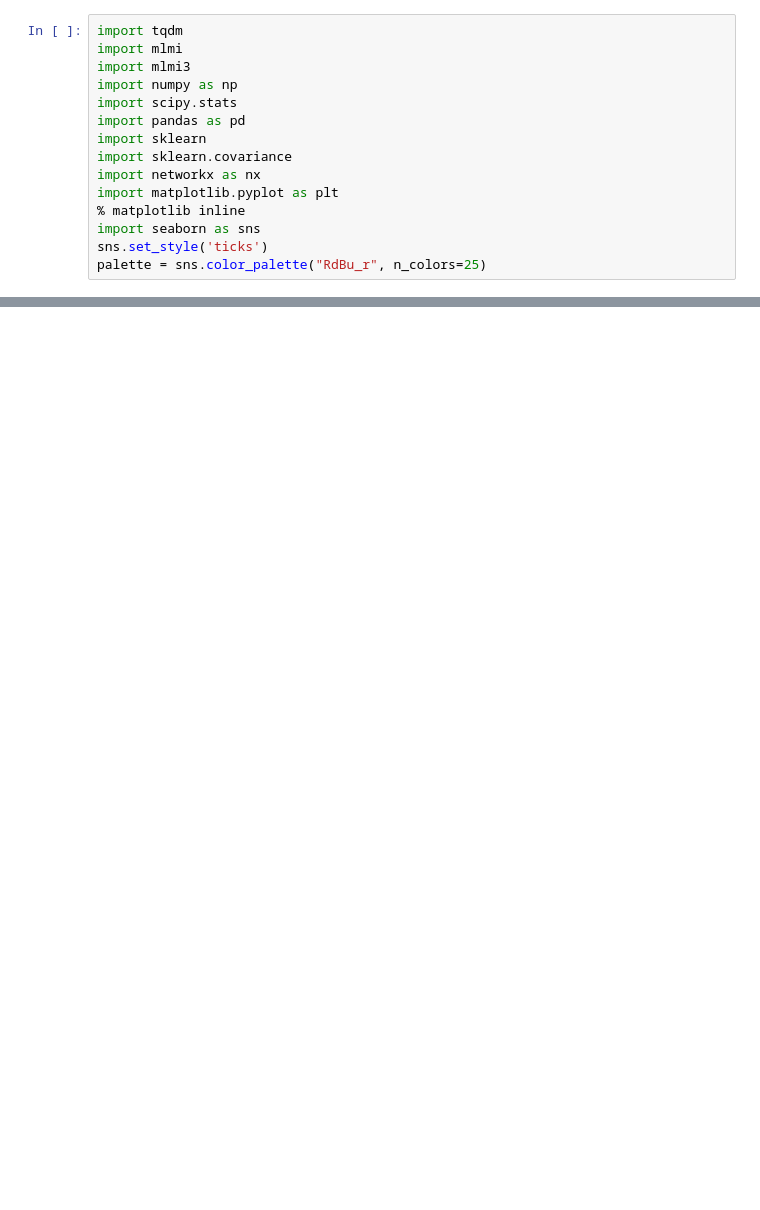
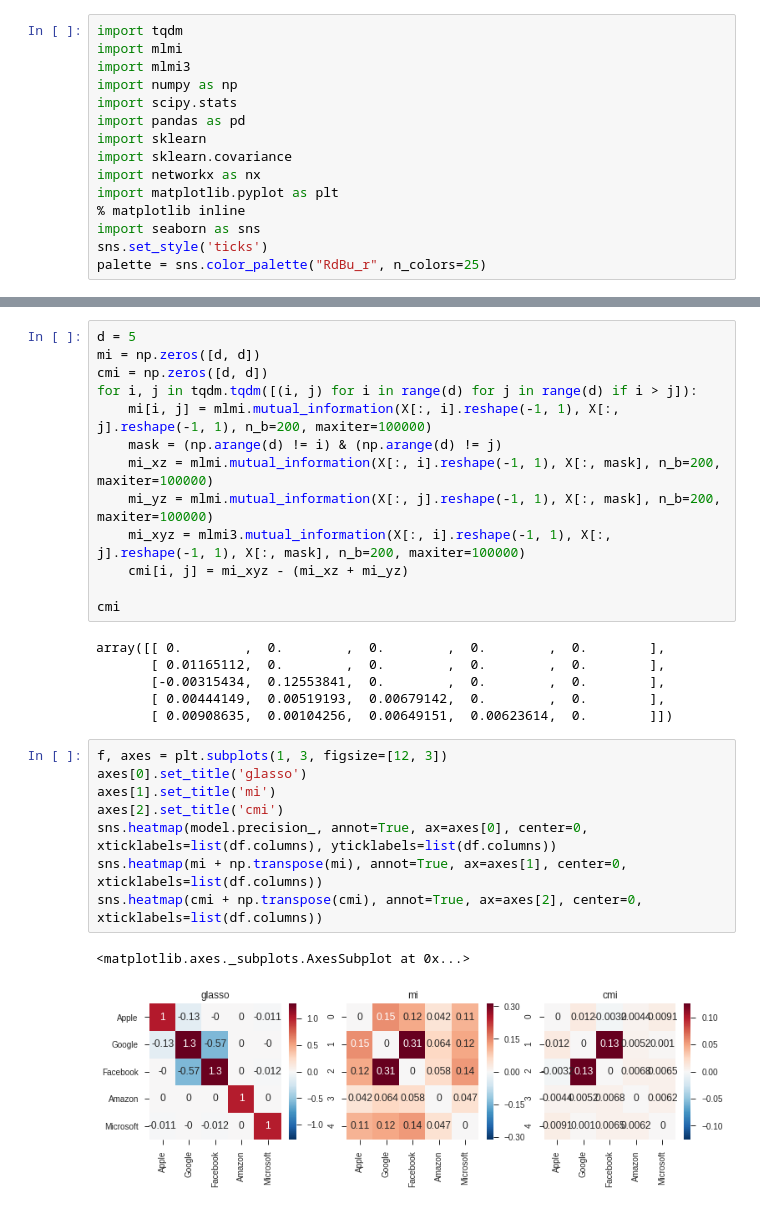
Before and after one commit to y-takashina/density_ratio, a Jupyter notebook: cmi-real-data.ipynb, the cells around one changed output, grey strips where cells are left out. Drawn from its saved outputs; the diff is of its cells as text; blank space fills up the shorter version.

```diff
--- a/cmi-real-data.ipynb
+++ b/cmi-real-data.ipynb
@@ -44,0 +42,30 @@ df[:5]
+# %%
+d = 5
+mi = np.zeros([d, d])
+cmi = np.zeros([d, d])
+for i, j in tqdm.tqdm([(i, j) for i in range(d) for j in range(d) if i > j]):
+    mi[i, j] = mlmi.mutual_information(X[:, i].reshape(-1, 1), X[:, j].reshape(-1, 1), n_b=200, maxiter=100000)
+    mask = (np.arange(d) != i) & (np.arange(d) != j)
+    mi_xz = mlmi.mutual_information(X[:, i].reshape(-1, 1), X[:, mask], n_b=200, maxiter=100000)
+    mi_yz = mlmi.mutual_information(X[:, j].reshape(-1, 1), X[:, mask], n_b=200, maxiter=100000)
+    mi_xyz = mlmi3.mutual_information(X[:, i].reshape(-1, 1), X[:, j].reshape(-1, 1), X[:, mask], n_b=200, maxiter=100000)
+    cmi[i, j] = mi_xyz - (mi_xz + mi_yz)
+
+cmi
+# %% [output]
+array([[ 0.        ,  0.        ,  0.        ,  0.        ,  0.        ],
+       [ 0.01165112,  0.        ,  0.        ,  0.        ,  0.        ],
+       [-0.00315434,  0.12553841,  0.        ,  0.        ,  0.        ],
+       [ 0.00444149,  0.00519193,  0.00679142,  0.        ,  0.        ],
+       [ 0.00908635,  0.00104256,  0.00649151,  0.00623614,  0.        ]])
+# %%
+f, axes = plt.subplots(1, 3, figsize=[12, 3])
+axes[0].set_title('glasso')
+axes[1].set_title('mi')
+axes[2].set_title('cmi')
+sns.heatmap(model.precision_, annot=True, ax=axes[0], center=0, xticklabels=list(df.columns), yticklabels=list(df.columns))
+sns.heatmap(mi + np.transpose(mi), annot=True, ax=axes[1], center=0, xticklabels=list(df.columns))
+sns.heatmap(cmi + np.transpose(cmi), annot=True, ax=axes[2], center=0, xticklabels=list(df.columns))
+# %% [output]
+<matplotlib.axes._subplots.AxesSubplot at 0x...>
+[figure, added]
```
Also changed, not shown: parts of 15 cells of this notebook.
